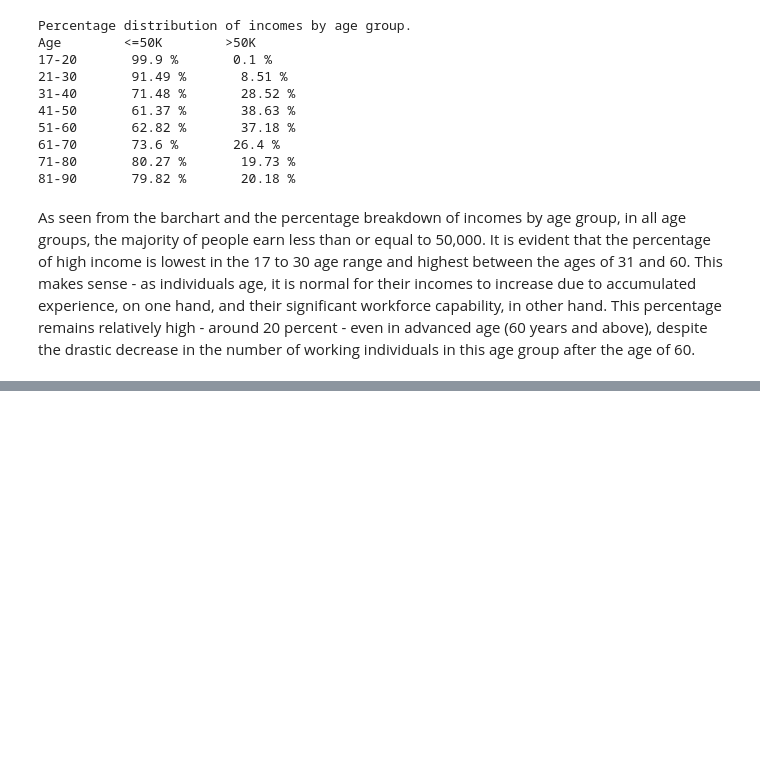
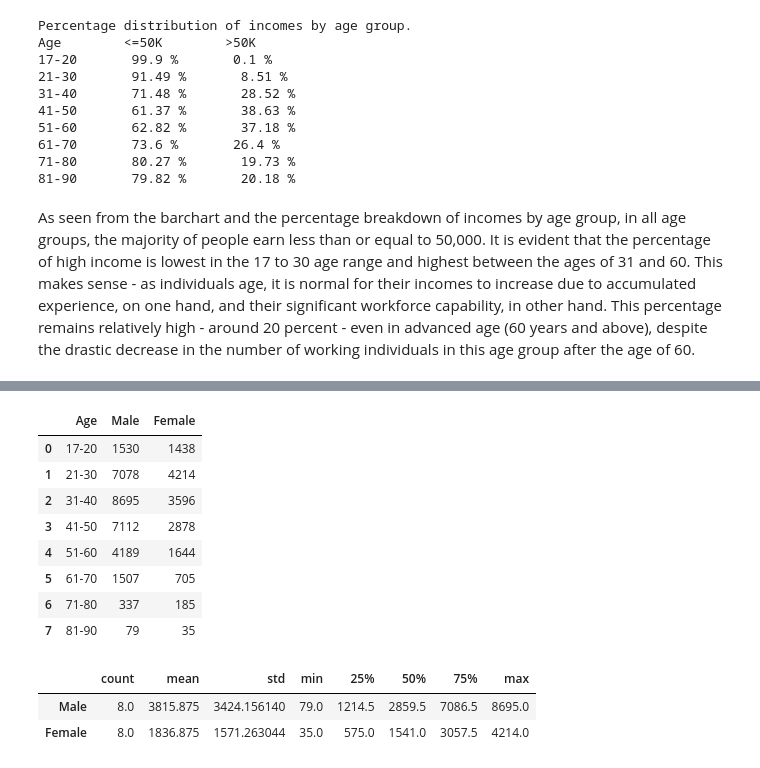
Before and after one commit to Kiril-Lazarov/Artificial-Intelligence, a Jupyter notebook: My Projects/Adult-Income Dataset.ipynb, the cells around one changed output, grey strips where cells are left out. Cells and saved outputs as stored; diff of their text form; code cells hidden in the pictures; blank space fills up the shorter version.

```diff
--- a/My Projects/Adult-Income Dataset.ipynb
+++ b/My Projects/Adult-Income Dataset.ipynb
@@ -332,0 +355,31 @@ As seen from the barchart and the percentage breakdown of incomes by age group,
+# %%
+ages_counts_gender = {'Age': [], 'Male': [],'Female': []}
+
+for i in range(len(labels)):
+    down_limit_age, upper_limit_age = bins[i], bins[i+1]
+    label = labels[i]
+    ages_counts_gender['Age'].append(label)
+
+    for column in clean_adult_income.gender.unique():
+        age_group_count = len(clean_adult_income.loc[(clean_adult_income.age>down_limit_age) & (clean_adult_income.age<=upper_limit_age) & \
+                                                   (clean_adult_income.gender ==column)])
+        ages_counts_gender[column].append(age_group_count)
+
+ages_counts_gender = pd.DataFrame(ages_counts_gender)
+ages_counts_gender
+# %% [output]
+|  | Age | Male | Female |
+| 0 | 17-20 | 1530 | 1438 |
+| 1 | 21-30 | 7078 | 4214 |
+| 2 | 31-40 | 8695 | 3596 |
+| 3 | 41-50 | 7112 | 2878 |
+| 4 | 51-60 | 4189 | 1644 |
+| 5 | 61-70 | 1507 | 705 |
+| 6 | 71-80 | 337 | 185 |
+| 7 | 81-90 | 79 | 35 |
+# %%
+ages_counts_gender.describe().T
+# %% [output]
+|  | count | mean | std | min | 25% | 50% | 75% | max |
+| Male | 8.0 | 3815.875 | 3424.156140 | 79.0 | 1214.5 | 2859.5 | 7086.5 | 8695.0 |
+| Female | 8.0 | 1836.875 | 1571.263044 | 35.0 | 575.0 | 1541.0 | 3057.5 | 4214.0 |
```
Also changed, not shown: parts of 9 cells of this notebook.
